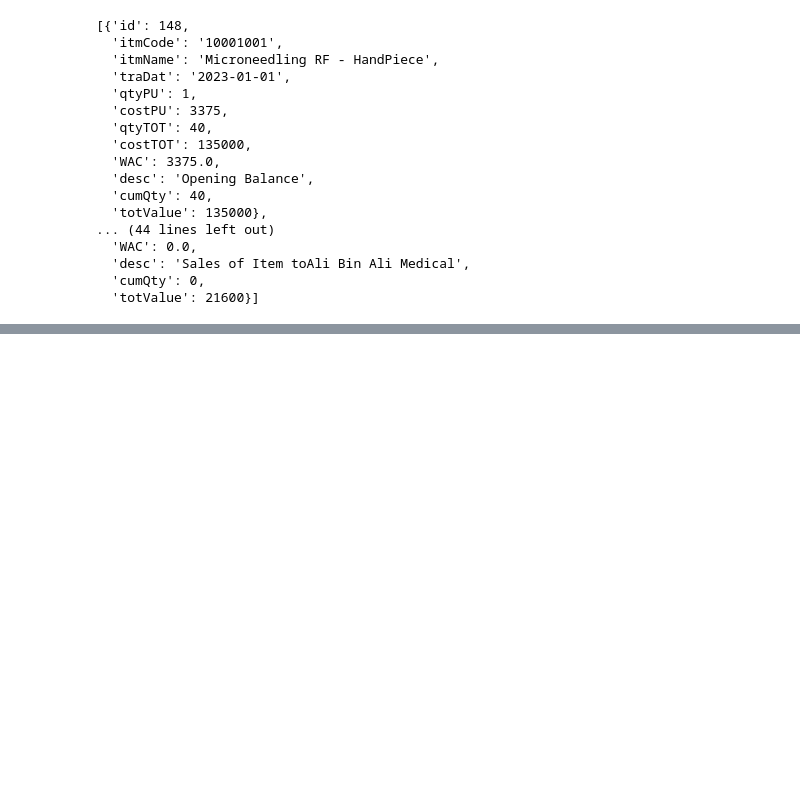
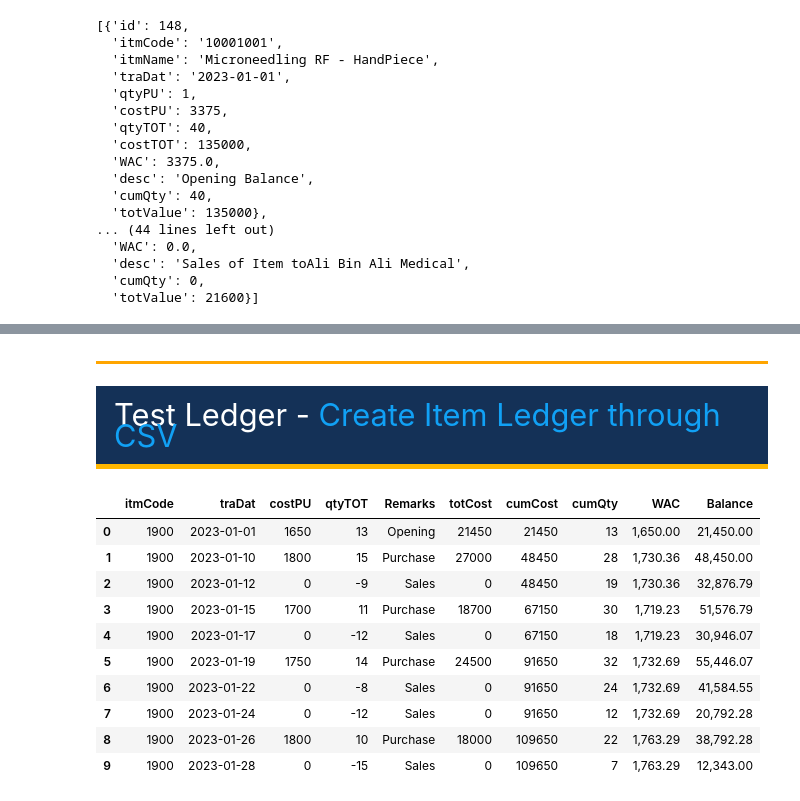
Before and after one commit to imranulhaquee/BaseERP-CSV, a Jupyter notebook: Ha. Items.ipynb, the cells around one changed output, grey strips where cells are left out. Cells and saved outputs as stored; diff of their text form; code cells hidden in the pictures; blank space fills up the shorter version.

Commit message:
Till Sales Delivery Note
Till Sales Delivery Note

```diff
--- a/Ha. Items.ipynb
+++ b/Ha. Items.ipynb
@@ -324,0 +438,57 @@ ledger
+# %% [markdown]
+<p style="font-family:Calibri; font-size:1.75em; color:white; padding:5px 5px; text-align: left; height:50px; border-bottom: 3px solid orange; margin:-7px 0px;"></p>
+# %% [markdown]
+<p style="font-size:2.2em; padding:18px; border-bottom: 5px solid #ffb701; background:#143157;">
+    <span style="color: #fff;">Test Ledger -  </span>
+    <span style="font-size:.75em; color: #11a1f5;"> Create Item Ledger through CSV </span>
+</p>
+# %%
+import pandas as pd
+pd.options.display.float_format = '{:,.2f}'.format
+pd.set_option('display.max_columns', 85) # set Jupeter note book to dispay 85 columns
+# %%
+ledger_data = {
+    'itmCode': [1900, 1900, 1900, 1900, 1900, 1900, 1900, 1900, 1900, 1900],
+    'traDat': ['1/1/2023', '1/10/2023', '1/12/2023', '1/15/2023', '1/17/2023', '1/19/2023', '1/22/2023', '1/24/2023', '1/26/2023', '1/28/2023'],
+    'costPU': [1650, 1800, 0, 1700, 0, 1750, 0, 0, 1800, 0],
+    'qtyTOT': [13, 15, -9, 11, -12, 14, -8, -12, 10, -15],
+    'Remarks': ['Opening', 'Purchase', 'Sales', 'Purchase', 'Sales', 'Purchase','Sales','Sales', 'Purchase' ,'Sales',]
+    }
+
+ledger = pd.DataFrame(ledger_data)
+ledger['traDat'] = pd.to_datetime(ledger['traDat'])
+ledger = ledger.sort_values('traDat')
+# %%
+ledger['totCost'] = ledger['costPU'] * ledger['qtyTOT']
+ledger['cumCost'] = ledger['totCost'].cumsum()
+ledger['cumQty'] = ledger['qtyTOT'].cumsum()
+# %%
+wac_list = []
+for index, row in ledger.iterrows():
+    if row['Remarks'] == 'Opening':
+        wac = row['costPU']
+    elif row['Remarks'] == 'Purchase':
+        #wac = (row['cumQty'] * wac_list[-1] + row['qtyTOT'] * row['costPU']) / (row['cumQty'])
+        wac = ((wac_list[-1] * (row['cumQty']-row['qtyTOT'])) + (row['totCost']))/ (row['cumQty'])
+    elif row['Remarks'] == 'Sales':
+        wac = (((wac_list[-1] * (row['cumQty']-row['qtyTOT'])) + (row['totCost'])) + (row['qtyTOT'] * wac_list[-1])) / (row['cumQty'])
+        #wac = (row['qtyTOT'] * wac_list[-1])
+    else:
+        wac = 0
+    wac_list.append(wac)
+
+ledger['WAC'] = wac_list
+# %%
+ledger['Balance'] = ledger['WAC']*ledger['cumQty']
+# %% [output]
+|  | itmCode | traDat | costPU | qtyTOT | Remarks | totCost | cumCost | cumQty | WAC | Balance |
+| 0 | 1900 | 2023-01-01 | 1650 | 13 | Opening | 21450 | 21450 | 13 | 1,650.00 | 21,450.00 |
+| 1 | 1900 | 2023-01-10 | 1800 | 15 | Purchase | 27000 | 48450 | 28 | 1,730.36 | 48,450.00 |
+| 2 | 1900 | 2023-01-12 | 0 | -9 | Sales | 0 | 48450 | 19 | 1,730.36 | 32,876.79 |
+| 3 | 1900 | 2023-01-15 | 1700 | 11 | Purchase | 18700 | 67150 | 30 | 1,719.23 | 51,576.79 |
+| 4 | 1900 | 2023-01-17 | 0 | -12 | Sales | 0 | 67150 | 18 | 1,719.23 | 30,946.07 |
+| 5 | 1900 | 2023-01-19 | 1750 | 14 | Purchase | 24500 | 91650 | 32 | 1,732.69 | 55,446.07 |
+| 6 | 1900 | 2023-01-22 | 0 | -8 | Sales | 0 | 91650 | 24 | 1,732.69 | 41,584.55 |
+| 7 | 1900 | 2023-01-24 | 0 | -12 | Sales | 0 | 91650 | 12 | 1,732.69 | 20,792.28 |
+| 8 | 1900 | 2023-01-26 | 1800 | 10 | Purchase | 18000 | 109650 | 22 | 1,763.29 | 38,792.28 |
+| 9 | 1900 | 2023-01-28 | 0 | -15 | Sales | 0 | 109650 | 7 | 1,763.29 | 12,343.00 |
```
Also changed, not shown: parts of 22 cells of this notebook, 25 other files.
